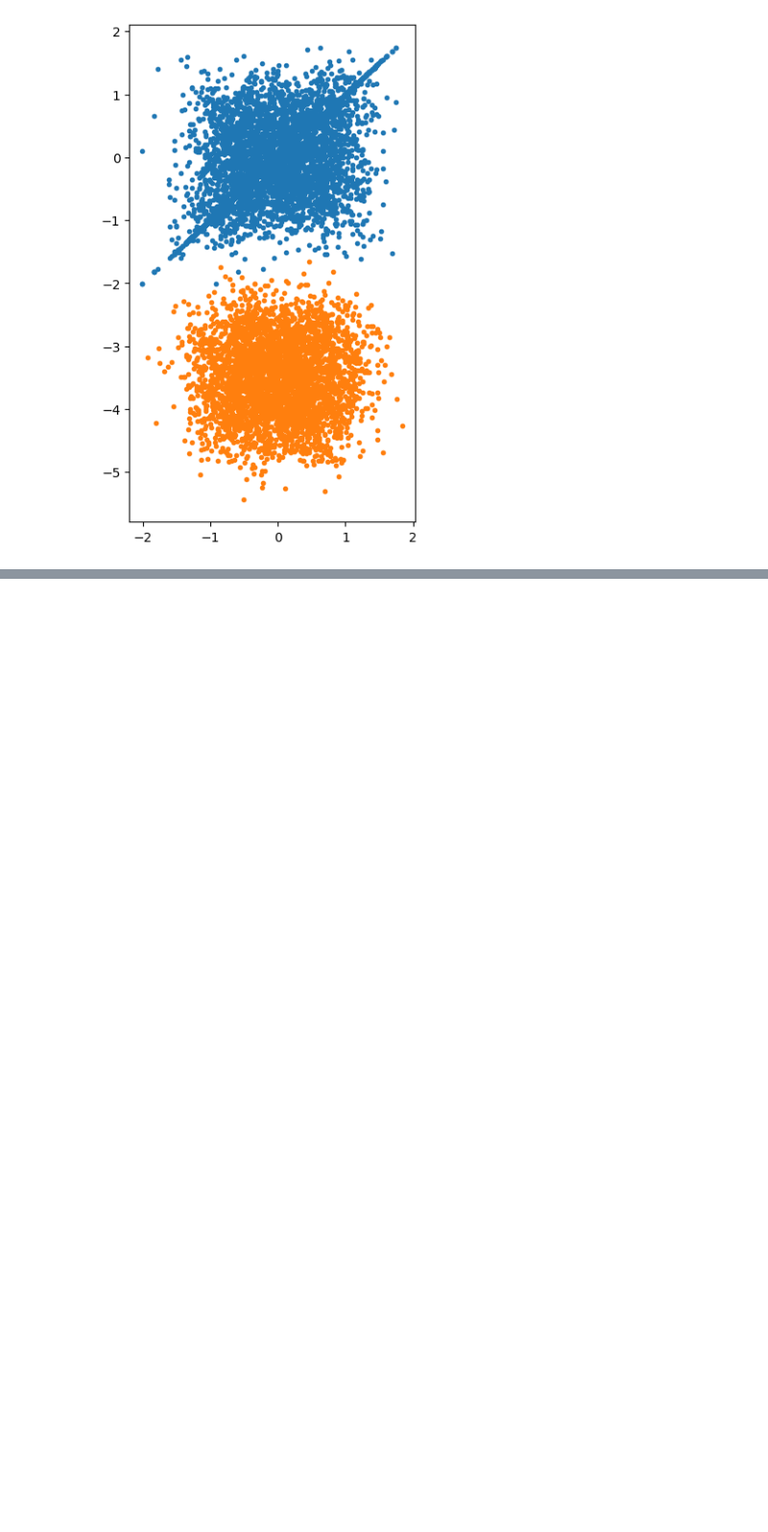
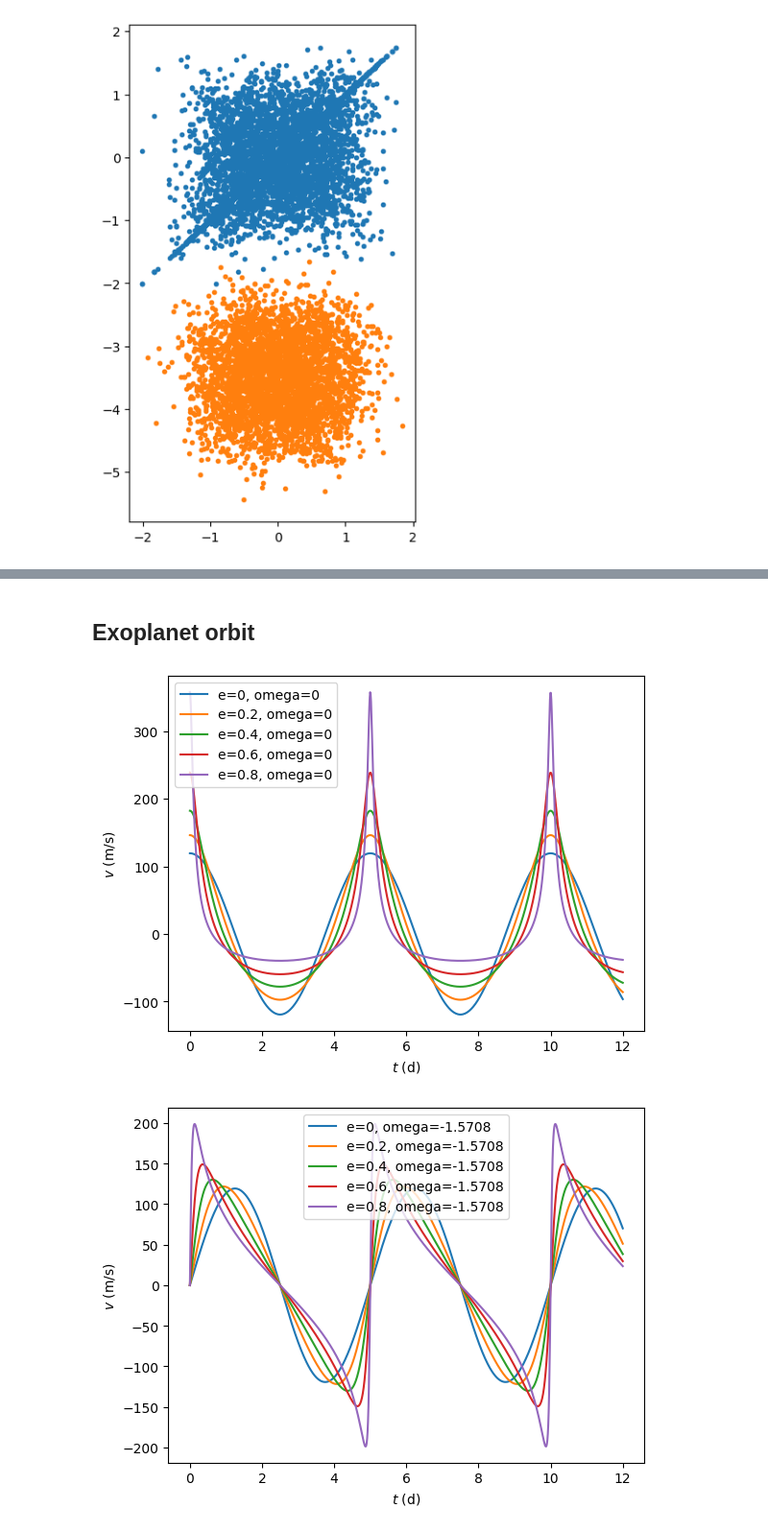
Before and after one commit to andrewcumming/phys512, a Jupyter notebook: _sources/metropolis_solutions.ipynb, the cells around one changed output, grey strips where cells are left out. Shown at 96% size. Drawn from its saved outputs; the diff is of its cells as text; code cells hidden in the pictures; blank space fills up the shorter version.

```diff
--- a/_sources/metropolis_solutions.ipynb
+++ b/_sources/metropolis_solutions.ipynb
@@ -85,0 +86,2 @@ Notes:
+# %% [markdown]
+## Exoplanet orbit
@@ -85,0 +119,35 @@ Notes:
+# %%
+# Make some plots to show what the velocity curves look like
+t = np.linspace(0,12,num=1000)
+
+for e in np.arange(0.0,1.0,0.2):
+    v = rv(t, 5.0, [1.0, e, 0.0, 0.0, 0.0])
+    plt.plot(t,v, label='e=%g, omega=%g' % (e,0.0))
+
+plt.ylabel(r'$v\ (\mathrm{m/s})$')
+plt.xlabel(r'$t\ (\mathrm{d})$')
+plt.legend()
+plt.show()
+
+plt.clf()
+for e in np.arange(0.0,1.0,0.2):
+    v = rv(t, 5.0, [1.0, e, -np.pi/2, 0.0, 0.0])
+    plt.plot(t,v, label='e=%g, omega=%g' % (e,-np.pi/2))
+
+plt.ylabel(r'$v\ (\mathrm{m/s})$')
+plt.xlabel(r'$t\ (\mathrm{d})$')
+plt.legend()
+plt.show()
+
+plt.clf
+for omega in np.linspace(0.0,np.pi/2,4):
+    v = rv(t, 5.0, [1.0, 0.5, omega, 0.0, 0.0])
+    plt.plot(t,v, label='e=%g, omega=%g' % (0.5, omega))
+
+plt.ylabel(r'$v\ (\mathrm{m/s})$')
+plt.xlabel(r'$t\ (\mathrm{d})$')
+plt.legend()
+plt.show()
+# %% [output]
+[figure, added]
+[figure, added]
```
Also changed, not shown: parts of 8 cells of this notebook, 10 other files.
